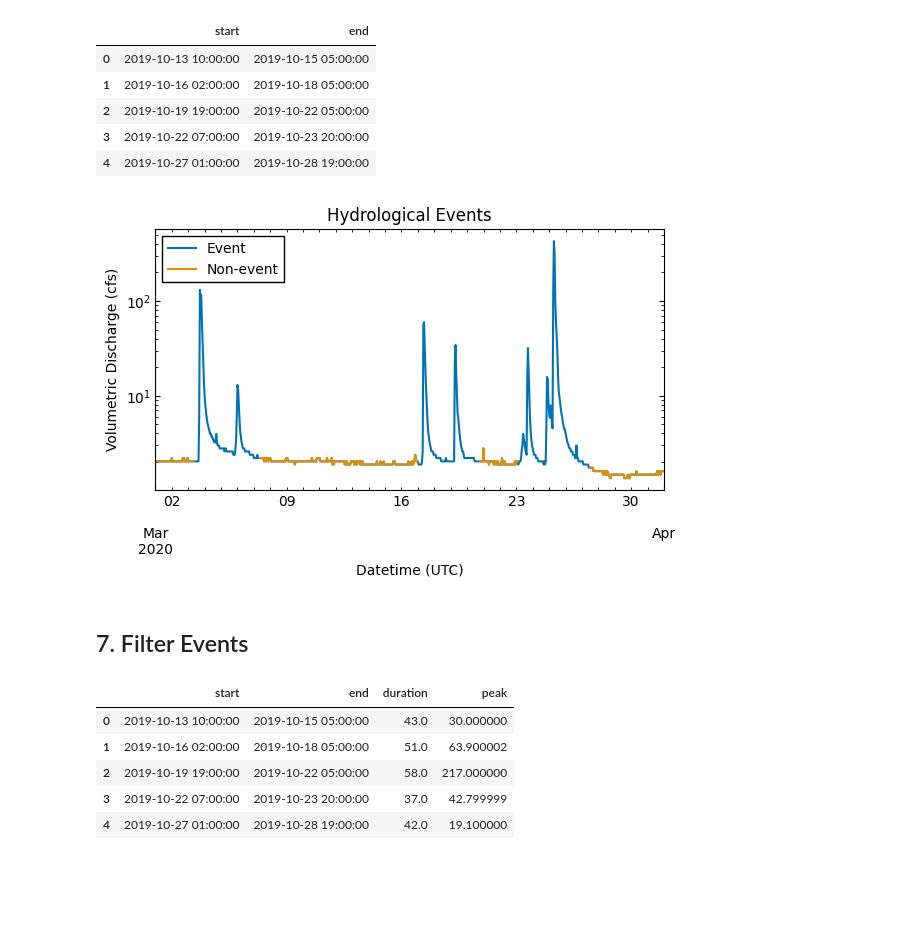
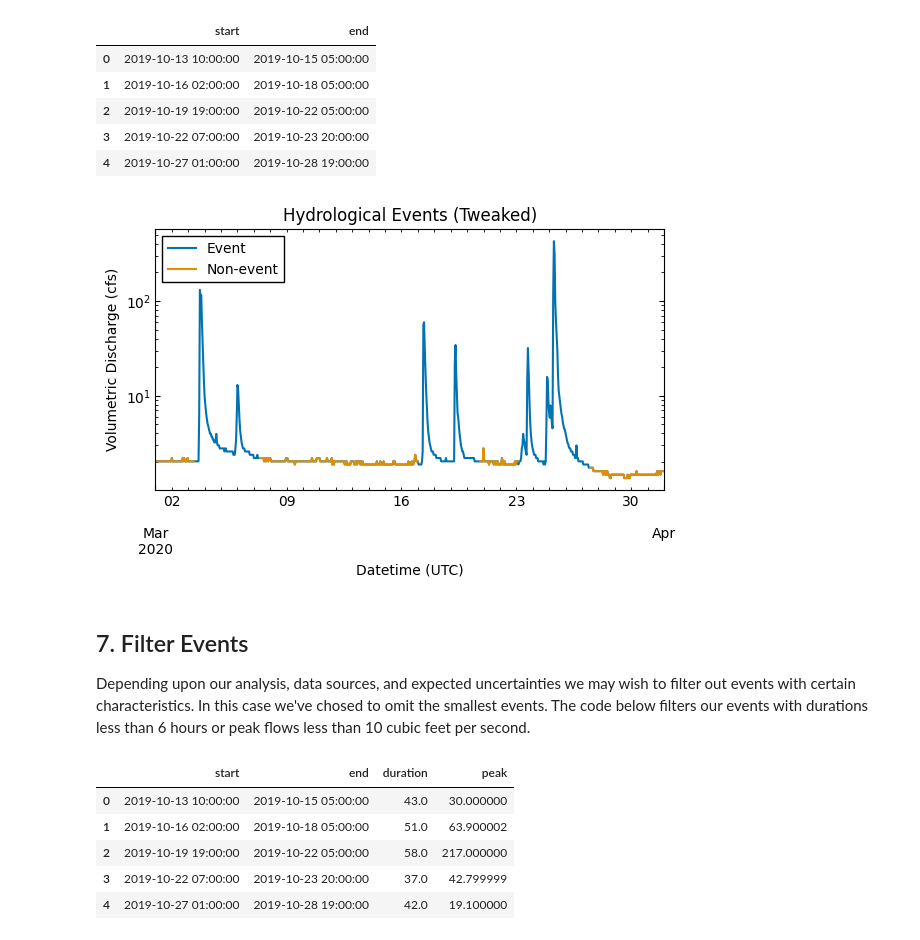
Before and after one commit to jarq6c/little_hope, a Jupyter notebook: event_detection.ipynb, the cells around one changed output. Saved outputs shown, nothing was run; the diff lists cells and outputs as text; code cells hidden in the pictures; blank space fills up the shorter version.

```diff
--- a/event_detection.ipynb
+++ b/event_detection.ipynb
@@ -210,17 +239,19 @@ events.head()
 # %%
 # Plot new events
 plt.plot_dataframe(
     subset[['value', 'zeros']],
     logy=True,
     legend=['Event', 'Non-event'],
     xlabel="Datetime (UTC)",
     ylabel="Volumetric Discharge (cfs)",
-    title="Hydrological Events"
+    title="Hydrological Events (Tweaked)"
     )
 # %% [output]
-[figure, old version]
+[figure, new version]
 # %% [markdown]
 ## 7. Filter Events
+
+Depending upon our analysis, data sources, and expected uncertainties we may wish to filter out events with certain characteristics. In this case we've chosed to omit the smallest events. The code below filters our events with durations less than 6 hours or peak flows less than 10 cubic feet per second.
 # %%
 # Compute event durations in hours
 events['duration'] = (events['end'].sub(events['start'])).div(pd.Timedelta('1H'))
```
Also changed, not shown: parts of 16 cells of this notebook.
